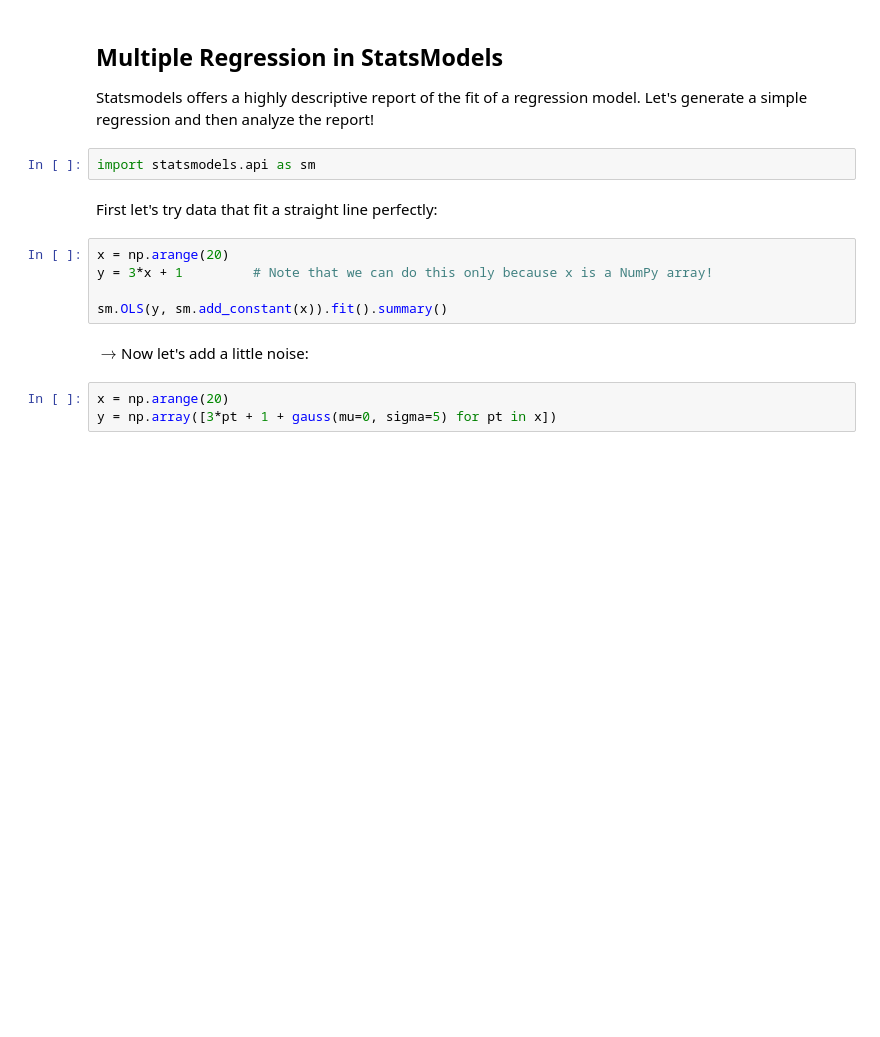
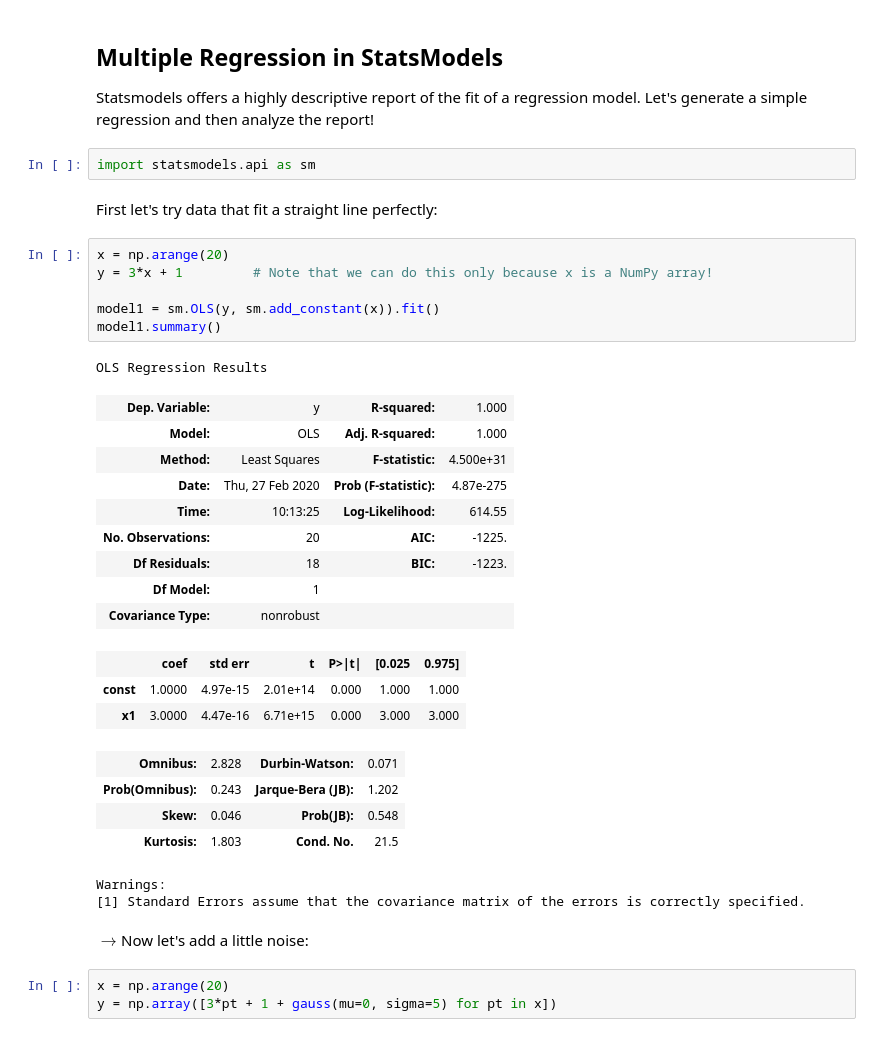
Before and after one commit to sam-thurman/linear_regression_seattle-ds, a Jupyter notebook: linear_regression.ipynb, the cells around one changed output. Cells and saved outputs as stored; diff of their text form; blank space fills up the shorter version.

Commit message:
pushing linear regression lab

```diff
--- a/linear_regression.ipynb
+++ b/linear_regression.ipynb
@@ -218,8 +309,29 @@ First let's try data that fit a straight line perfectly:
 # %%
 x = np.arange(20)
 y = 3*x + 1         # Note that we can do this only because x is a NumPy array!
 
-sm.OLS(y, sm.add_constant(x)).fit().summary()
+model1 = sm.OLS(y, sm.add_constant(x)).fit()
+model1.summary()
+# %% [output]
+OLS Regression Results
+| Dep. Variable: | y | R-squared: | 1.000 |
+| Model: | OLS | Adj. R-squared: | 1.000 |
+| Method: | Least Squares | F-statistic: | 4.500e+31 |
+| Date: | Thu, 27 Feb 2020 | Prob (F-statistic): | 4.87e-275 |
+| Time: | 10:13:25 | Log-Likelihood: | 614.55 |
+| No. Observations: | 20 | AIC: | -1225. |
+| Df Residuals: | 18 | BIC: | -1223. |
+| Df Model: | 1 |  |  |
+| Covariance Type: | nonrobust |  |  |
+|  | coef | std err | t | P>|t| | [0.025 | 0.975] |
+| const | 1.0000 | 4.97e-15 | 2.01e+14 | 0.000 | 1.000 | 1.000 |
+| x1 | 3.0000 | 4.47e-16 | 6.71e+15 | 0.000 | 3.000 | 3.000 |
+| Omnibus: | 2.828 | Durbin-Watson: | 0.071 |
+| Prob(Omnibus): | 0.243 | Jarque-Bera (JB): | 1.202 |
+| Skew: | 0.046 | Prob(JB): | 0.548 |
+| Kurtosis: | 1.803 | Cond. No. | 21.5 |
+Warnings:
+[1] Standard Errors assume that the covariance matrix of the errors is correctly specified.
 # %% [markdown]
 $\rightarrow$Now let's add a little noise:
 # %%
```
Also changed, not shown: parts of 40 cells of this notebook.
